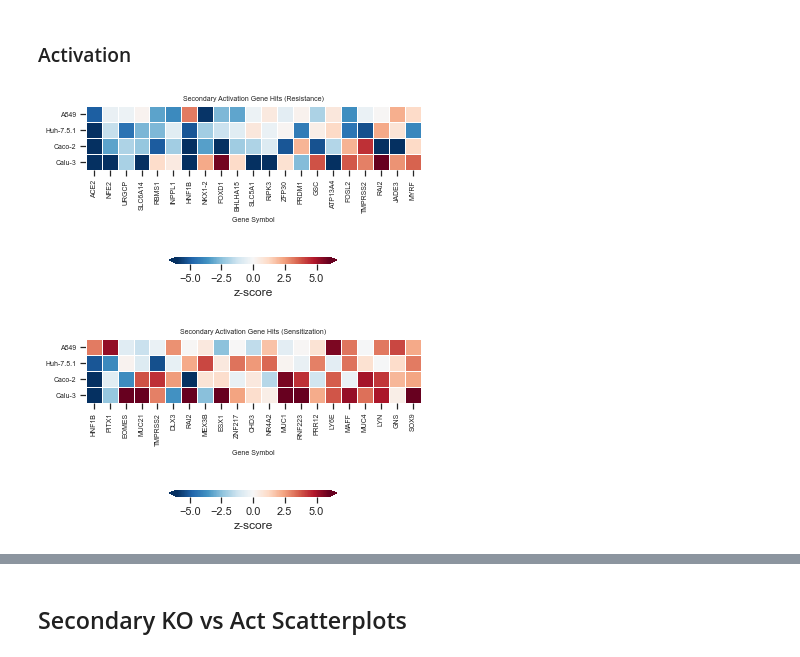
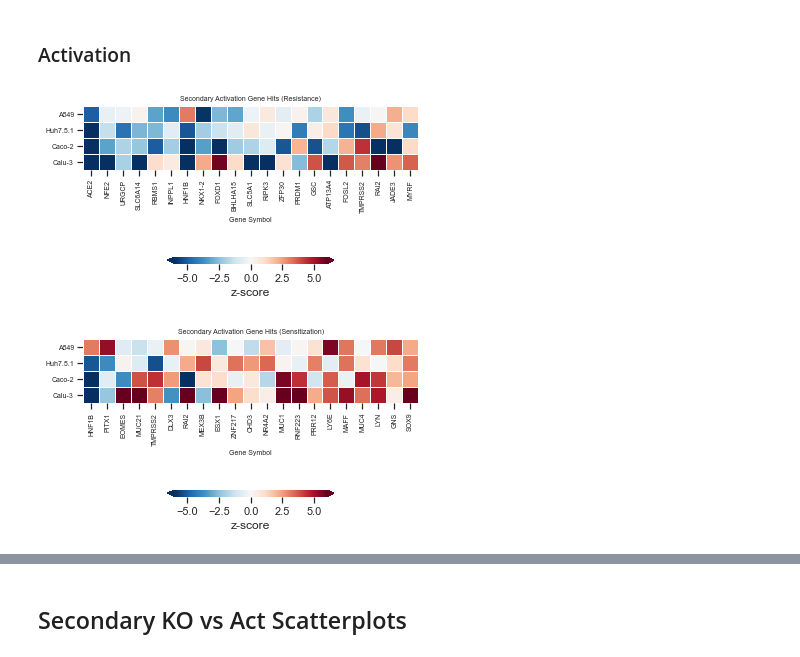
Before and after one commit to PriyankaRoy5/SARS-CoV-2-meta-analysis, a Jupyter notebook: SecondaryScreens/Resubmission_Figures.ipynb, the cells around one changed output, grey strips where cells are left out. Saved outputs shown, nothing was run; the diff lists cells and outputs as text; code cells hidden in the pictures.

```diff
--- a/SecondaryScreens/Resubmission_Figures.ipynb
+++ b/SecondaryScreens/Resubmission_Figures.ipynb
@@ -427,7 +481,7 @@ secondary_KO_corr_df = secondary_KO_df.drop(rank_cols, axis=1)[1:]
 
 for col in secondary_KO_corr_df.columns:
     if 'Huh' in col:
-        new_col = 'Huh-7.5.1'
+        new_col = 'Huh7.5.1'
     else:
         new_col = col.split('_')[-1]
     secondary_KO_corr_df = secondary_KO_corr_df.rename(columns={col:new_col})
@@ -460,51 +514,36 @@ for cell_line, df in secondary_Act_dict.items():
 
 secondary_Act_df = fns.merge_dict_dfs(secondary_Act_dict)
 rank_cols = [col for col in secondary_Act_df.columns if 'Rank' in col]
 secondary_Act_df['Avg_Rank'] = secondary_Act_df[rank_cols].mean(axis=1)
 
 secondary_Act_heatmap_res_df = secondary_Act_df.copy().drop(rank_cols, axis=1)
 
 zscore_cols = [col for col in secondary_Act_heatmap_res_df.columns if 'zscore' in col and 'Rank' not in col]
 
 
 # Sort by average rank
 secondary_Act_heatmap_res_df = secondary_Act_heatmap_res_df[secondary_Act_heatmap_res_df['Gene Symbol']!='URGCP-MRPS24']
 
 secondary_Act_heatmap_res_df = select_top_ranks(secondary_Act_heatmap_res_df, cols_to_rank=zscore_cols, rank=7, largest=False).set_index('Gene Symbol').sort_values('Avg_Rank')
 
 
 secondary_Act_heatmap_res_df = secondary_Act_heatmap_res_df.drop('Avg_Rank', axis=1)
 
-ylabels = ['A549', 'Huh-7.5.1', 'Caco-2', 'Calu-3']
+ylabels = ['A549', 'Huh7.5.1', 'Caco-2', 'Calu-3']
 
 g = sns.heatmap(secondary_Act_heatmap_res_df.T, mask = secondary_Act_heatmap_res_df.T.isnull(), cmap = gpp.diverging_cmap(), square=True, yticklabels=ylabels,xticklabels=True,#yticklabels=ylabels,
                 center=0, annot=False, cbar_kws={'orientation':'horizontal','shrink':0.5,'extend':'both', 'label':'z-score', 'pad':0.4}, linecolor='white', linewidths=0.5, vmin = -6, vmax = 6);#, 'orientation': orientation});#, vmin = vmin, vmax = vmax, fmt='.2f')
 
 plt.title('Secondary Activation Gene Hits (Resistance)', fontsize=7)
 plt.yticks(rotation = 0, fontsize=7)
 plt.xticks(fontsize=7)
 plt.xlabel('Gene Symbol',fontsize=7);
 
 fig.savefig('../../../Figures/Heatmaps/SecondaryActHeatmapComparison_res.png', bbox_inches='tight', dpi=300)
 gpp.savefig('../../../Figures/Heatmaps/SecondaryActHeatmapComparison_res.pdf', bbox_inches='tight', dpi=300)
 # %% [output]
-[figure, old version]
+[figure, new version]
 # %%
-# secondary_Act_dict = {}
-
-# secondary_Act_dict['A549'] = pd.read_excel('../../../Data/Processed/GEO_submission_v2/SecondaryLibrary/A549_SecondaryLibraryAct_Goujon.xlsx')
-# secondary_Act_dict['Huh7_5'] = pd.read_excel('../../../Data/Processed/GEO_submission_v2/SecondaryLibrary/Huh751_SecondaryLibraryAct_Goujon.xlsx')
-# secondary_Act_dict['Caco2'] = pd.read_excel('../../../Data/Processed/GEO_submission_v2/SecondaryLibrary/Caco2_SecondaryLibraryAct_Goujon.xlsx')
-# secondary_Act_dict['Calu3'] = Calu3_Act_dict['secondary_Act_Goujon']
-
-for cell_line, df in secondary_Act_dict.items():
-    for col in df.columns:
-        if 'zscore' in col:
-            new_col_name = col + '_secondary_Act_' + cell_line
-            df = df.copy().rename(columns={col:new_col_name})
-    secondary_Act_dict[cell_line] = df
-
-
 secondary_Act_df = fns.merge_dict_dfs(secondary_Act_dict)
 rank_cols = [col for col in secondary_Act_df.columns if 'Rank' in col]
 secondary_Act_df['Avg_Rank'] = secondary_Act_df[rank_cols].mean(axis=1)
@@ -518,7 +557,7 @@ secondary_Act_heatmap_df = select_top_ranks(secondary_Act_heatmap_df, cols_to_ra
 
 secondary_Act_heatmap_df = secondary_Act_heatmap_df.drop('Avg_Rank', axis=1)
 
-ylabels = ['A549', 'Huh-7.5.1', 'Caco-2', 'Calu-3']
+ylabels = ['A549', 'Huh7.5.1', 'Caco-2', 'Calu-3']
 
 g = sns.heatmap(secondary_Act_heatmap_df.T, mask = secondary_Act_heatmap_df.T.isnull(), cmap = gpp.diverging_cmap(), square=True, yticklabels=ylabels,xticklabels=True,#yticklabels=ylabels,
                 center=0, annot=False, cbar_kws={'orientation':'horizontal','shrink':0.5,'extend':'both', 'label':'z-score', 'pad':0.4}, linecolor='white', linewidths=0.5, vmin = -6, vmax = 6);#, 'orientation': orientation});#, vmin = vmin, vmax = vmax, fmt='.2f')
@@ -531,4 +570,4 @@ plt.xlabel('Gene Symbol',fontsize=7);
 fig.savefig('../../../Figures/Heatmaps/SecondaryActHeatmapComparison_sen.png', bbox_inches='tight', dpi=300)
 gpp.savefig('../../../Figures/Heatmaps/SecondaryActHeatmapComparison_sen.pdf', bbox_inches='tight', dpi=300)
 # %% [output]
-[figure, old version]
+[figure, new version]
```
Also changed, not shown: parts of 15 cells of this notebook, 13 other files.
